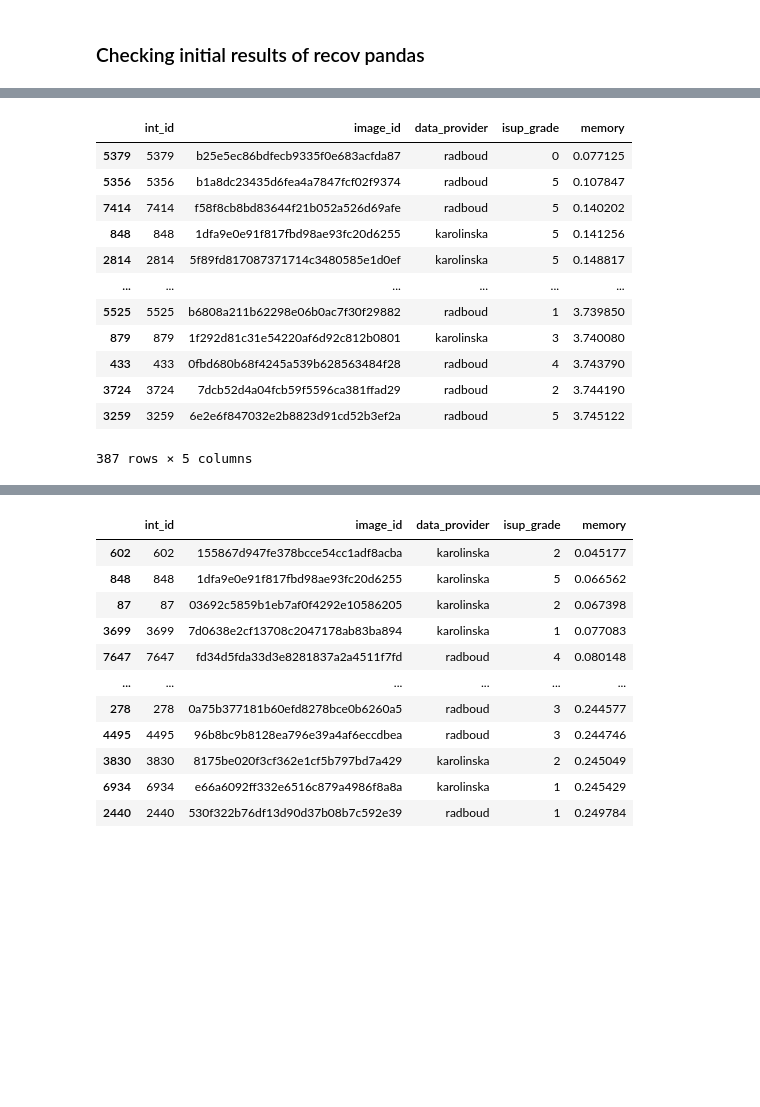
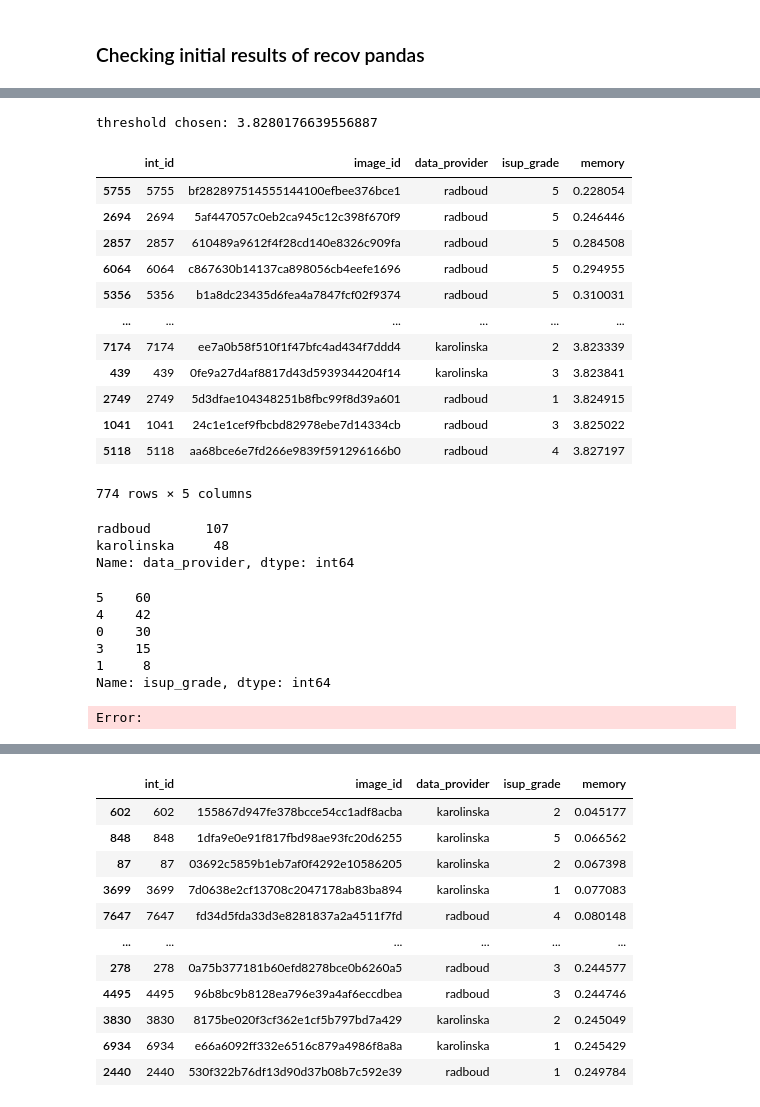
Before and after one commit to GJiananChen/ReCoV, a Jupyter notebook: Pandas/testing_stuffs.ipynb, the cells around one changed output, grey strips where cells are left out. Saved outputs shown, nothing was run; the diff lists cells and outputs as text; code cells hidden in the pictures; blank space fills up the shorter version.

```diff
--- a/Pandas/testing_stuffs.ipynb
+++ b/Pandas/testing_stuffs.ipynb
@@ -199,16 +155,34 @@ sns.displot(split["memory"])
+# %%
+thresh = np.percentile(split["memory"],10)
+print(f"threshold chosen: {thresh}")
+split.loc[split["memory"]<=thresh].sort_values(by=["memory"])
+# %% [output]
+threshold chosen: 3.8280176639556887
+|  | int_id | image_id | data_provider | isup_grade | memory |
+| 5755 | 5755 | bf282897514555144100efbee376bce1 | radboud | 5 | 0.228054 |
+| 2694 | 2694 | 5af447057c0eb2ca945c12c398f670f9 | radboud | 5 | 0.246446 |
+| 2857 | 2857 | 610489a9612f4f28cd140e8326c909fa | radboud | 5 | 0.284508 |
+| 6064 | 6064 | c867630b14137ca898056cb4eefe1696 | radboud | 5 | 0.294955 |
+| 5356 | 5356 | b1a8dc23435d6fea4a7847fcf02f9374 | radboud | 5 | 0.310031 |
+| ... | ... | ... | ... | ... | ... |
+| 7174 | 7174 | ee7a0b58f510f1f47bfc4ad434f7ddd4 | karolinska | 2 | 3.823339 |
+| 439 | 439 | 0fe9a27d4af8817d43d5939344204f14 | karolinska | 3 | 3.823841 |
+| 2749 | 2749 | 5d3dfae104348251b8fbc99f8d39a601 | radboud | 1 | 3.824915 |
+| 1041 | 1041 | 24c1e1cef9fbcbd82978ebe7d14334cb | radboud | 3 | 3.825022 |
+| 5118 | 5118 | aa68bce6e7fd266e9839f591296166b0 | radboud | 4 | 3.827197 |
+774 rows × 5 columns
 # %%
-split.loc[split["memory"]<=np.percentile(split["memory"],5)].sort_values(by=["memory"])
+split.loc[split["memory"]<=np.percentile(split["memory"],2)]["data_provider"].value_counts()
 # %% [output]
-|  | int_id | image_id | data_provider | isup_grade | memory |
-| 5379 | 5379 | b25e5ec86bdfecb9335f0e683acfda87 | radboud | 0 | 0.077125 |
-| 5356 | 5356 | b1a8dc23435d6fea4a7847fcf02f9374 | radboud | 5 | 0.107847 |
-| 7414 | 7414 | f58f8cb8bd83644f21b052a526d69afe | radboud | 5 | 0.140202 |
-| 848 | 848 | 1dfa9e0e91f817fbd98ae93fc20d6255 | karolinska | 5 | 0.141256 |
-| 2814 | 2814 | 5f89fd817087371714c3480585e1d0ef | karolinska | 5 | 0.148817 |
-| ... | ... | ... | ... | ... | ... |
-| 5525 | 5525 | b6808a211b62298e06b0ac7f30f29882 | radboud | 1 | 3.739850 |
-| 879 | 879 | 1f292d81c31e54220af6d92c812b0801 | karolinska | 3 | 3.740080 |
-| 433 | 433 | 0fbd680b68f4245a539b628563484f28 | radboud | 4 | 3.743790 |
-| 3724 | 3724 | 7dcb52d4a04fcb59f5596ca381ffad29 | radboud | 2 | 3.744190 |
-| 3259 | 3259 | 6e2e6f847032e2b8823d91cd52b3ef2a | radboud | 5 | 3.745122 |
-387 rows × 5 columns
+radboud       107
+karolinska     48
+Name: data_provider, dtype: int64
+# %%
+split.loc[split["memory"]<=np.percentile(split["memory"],2)]["isup_grade"].value_counts()
+# %% [output]
+5    60
+4    42
+0    30
+3    15
+1     8
+Name: isup_grade, dtype: int64
@@ -214,0 +195,5 @@ split.loc[split["memory"]<=np.percentile(split["memory"],5)].sort_values(by=["me
+# %%
+model = torch.load("../results/pandas/03Jan_noexclusion_tmil.pt")
+torch.save(model.state_dict(),"../results/pandas/03Jan_noexclusion_tmil_statedict.pt")
+# %% [output]
+Error:
```
Also changed, not shown: parts of 12 cells of this notebook, 5 other files.
